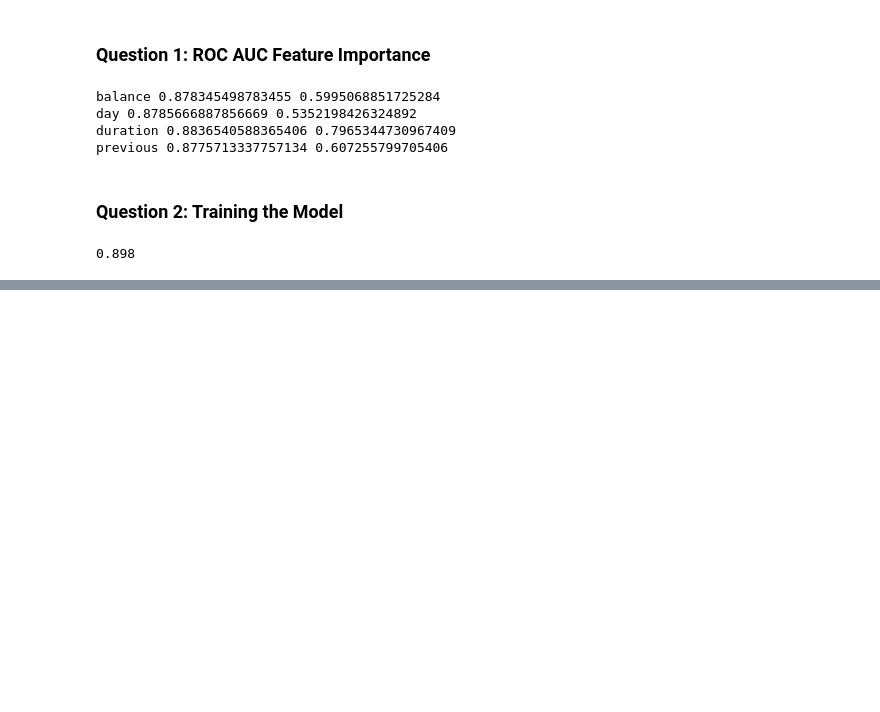
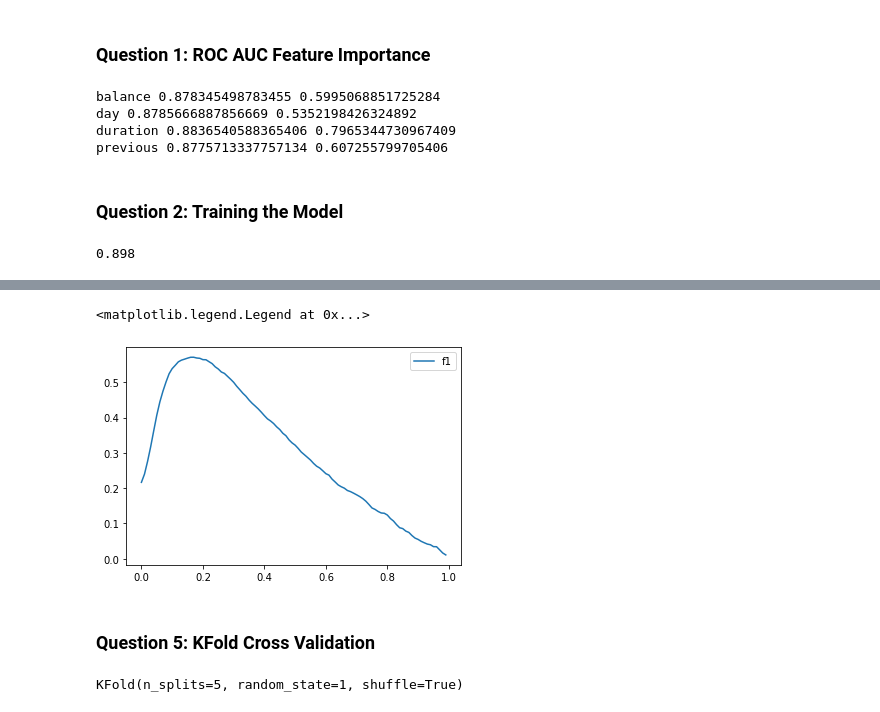
Before and after one commit to Xyd-Agapito/Zoomcamp-Machine-Learning, a Jupyter notebook: Homework-4.ipynb, the cells around one changed output, grey strips where cells are left out. Saved outputs shown, nothing was run; the diff lists cells and outputs as text; code cells hidden in the pictures; blank space fills up the shorter version.

```diff
--- a/Homework-4.ipynb
+++ b/Homework-4.ipynb
@@ -123,0 +202,2 @@ round((y_val == y_decision).mean(),3)
+# %%
+df_scores['f1'] = 2*(df_scores.precision*df_scores.recall)/(df_scores.precision+df_scores.recall)
@@ -123,0 +220,8 @@ round((y_val == y_decision).mean(),3)
+# %%
+plt.plot(df_scores.threshold, df_scores['f1'], label='f1')
+plt.legend()
+# %% [output]
+<matplotlib.legend.Legend at 0x...>
+[figure, added]
+# %% [markdown]
+### Question 5: KFold Cross Validation
@@ -123,0 +230,5 @@ round((y_val == y_decision).mean(),3)
+# %%
+kf = KFold(n_splits=5, shuffle=True, random_state=1)
+print(kf)
+# %% [output]
+KFold(n_splits=5, random_state=1, shuffle=True)
```
Also changed, not shown: parts of 22 cells of this notebook.
